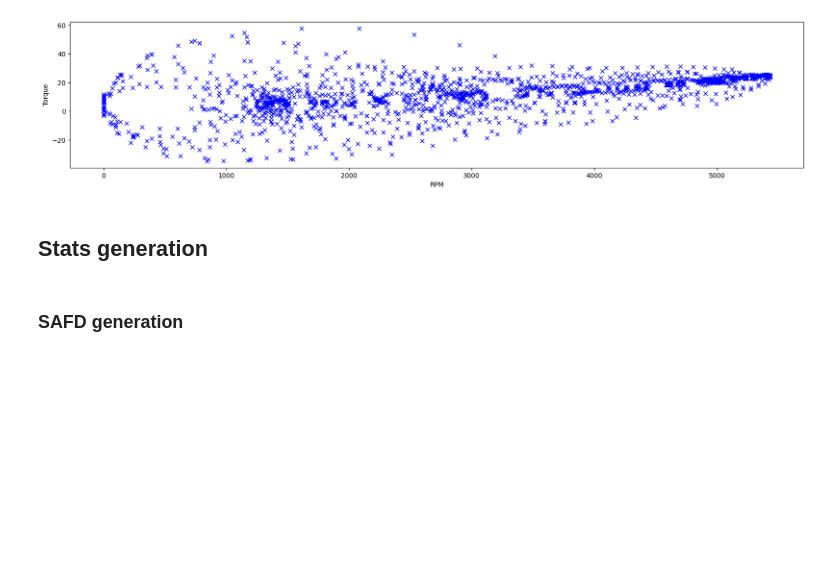
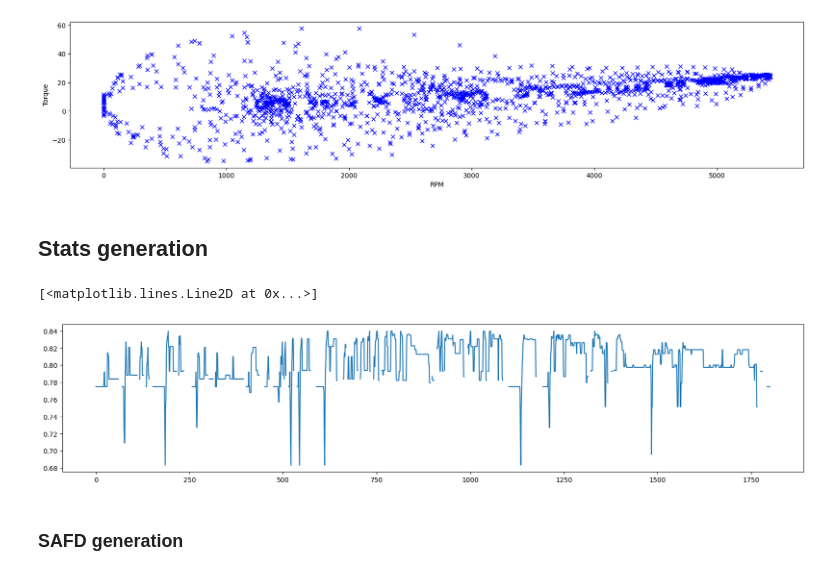
Before and after one commit to surya-uv/drive_cycle_gen, a Jupyter notebook: full_vehicle_model.ipynb, the cells around one changed output. Cells and saved outputs as stored; diff of their text form; code cells hidden in the pictures; blank space fills up the shorter version.

```diff
--- a/full_vehicle_model.ipynb
+++ b/full_vehicle_model.ipynb
@@ -440,6 +455,11 @@ Text(0, 0.5, 'Torque')
 time = df_total_itorque_mtr['time_s']
 speed = df_total_itorque_mtr['speed_kmph']
 mtr_sys_eff = df_total_itorque_mtr['total_mtr_system_eff_dc']
+# %%
+plt.plot(mtr_sys_eff)
+# %% [output]
+[<matplotlib.lines.Line2D at 0x...>]
+[figure, added]
 # %%
 diff = [((speed[i+1]-speed[i-1])/3.6)/(time[i+1]-time[i-1]) for i in np.arange(1,len(time)-1)]
 accn_mps2 = np.insert(diff,0,0)
```
Also changed, not shown: parts of 13 cells of this notebook, 12 other files.
